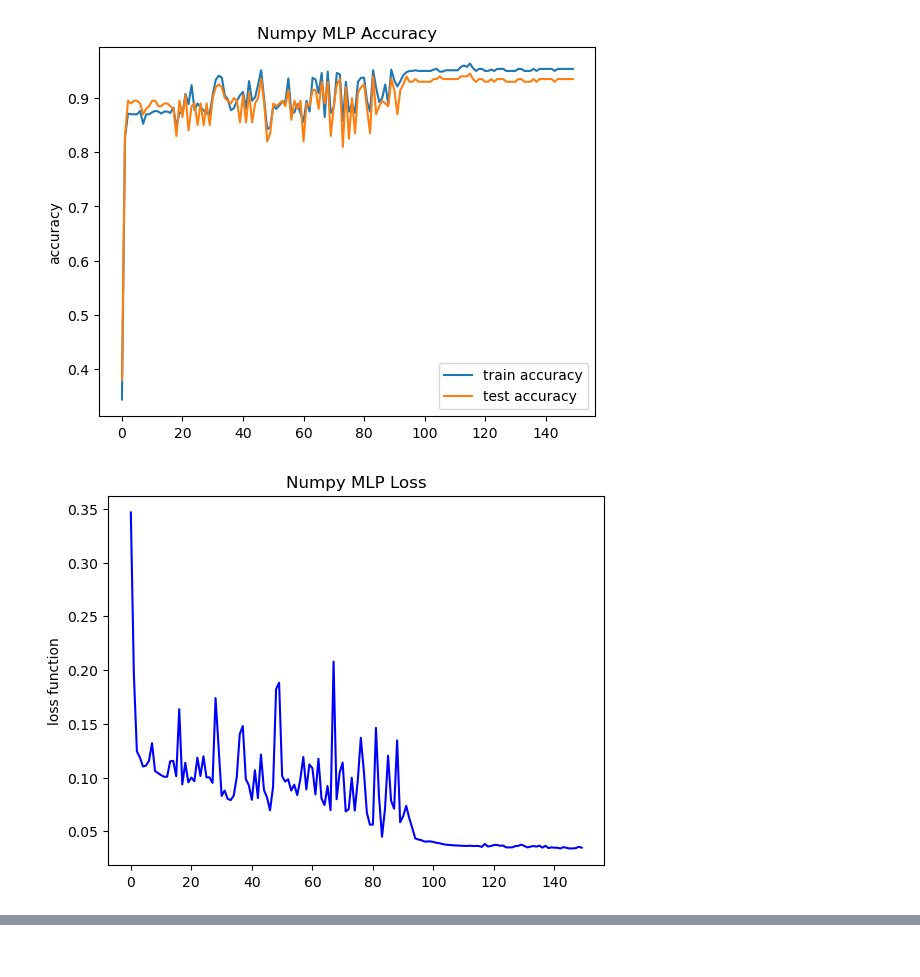
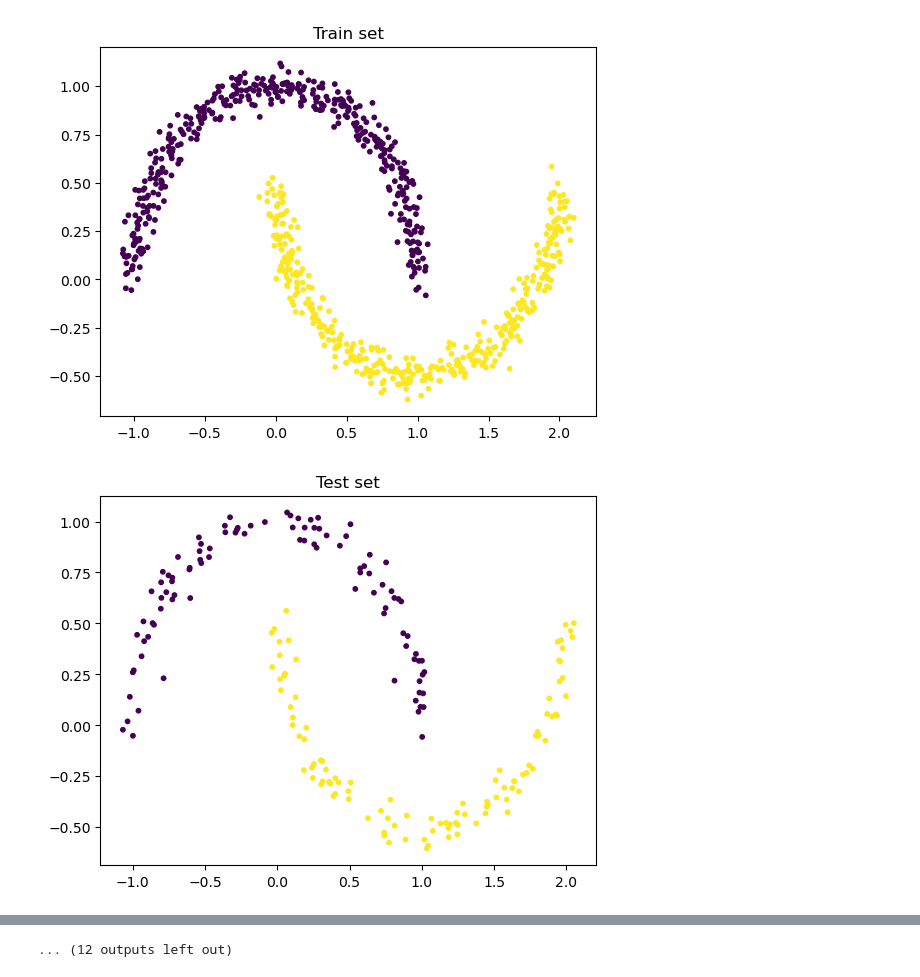
Before and after one commit to montpelllier/CS324_DeepLearning, a Jupyter notebook: ass2/Part 1/comparison.ipynb, the cells around one changed output, grey strips where cells are left out. Saved outputs shown, nothing was run; the diff lists cells and outputs as text; code cells hidden in the pictures.

```diff
--- a/ass2/Part 1/comparison.ipynb
+++ b/ass2/Part 1/comparison.ipynb
@@ -56,7 +56,7 @@ class LinearNumpy(object):
         self.grads['weight'] and self.grads['bias'].
         """
         self.grads['weight'] = np.dot(self.x.transpose(), dout)
-        self.grads['bias'] = np.mean(dout, axis=0)
+        self.grads['bias'] = np.sum(dout, axis=0)
         dx = np.dot(dout, self.params['weight'].transpose())
         return dx
 
@@ -101,8 +101,6 @@ class ReLUNumpy(object):
 
 
 class SoftMaxNumpy(object):
-    def __init__(self):
-        self.x = None
 
     def forward(self, x, flag=True):
         """
@@ -118,8 +116,6 @@ class SoftMaxNumpy(object):
             x[i] -= max(x[i])
             x[i] = np.exp(x[i])
             x[i] /= sum(x[i])
-        if flag:
-            self.x = x
         out = x
         return out
 
@@ -147,7 +143,7 @@ class CrossEntropyNumpy(object):
         Returns:
             out: cross entropy loss
         """
-        x += 1e-7
+        x += 1e-8
         out = -np.mean(y * np.log(x))
         return out
 
@@ -161,7 +157,10 @@ class CrossEntropyNumpy(object):
             dx: gradient of the loss with respect to the input_data x.
         """
         # softmax+交叉熵的求导
+        x += 1e-8
         dx = x - y
+        # 除去batch size，使求得的梯度为均值
+        dx /= len(x)
         return dx
 
     __call__ = forward
@@ -222,7 +221,9 @@ class MLP(object):
 from sklearn.model_selection import train_test_split
 
 import matplotlib.pyplot as plt
-from sklearn.datasets import make_moons
+from sklearn.datasets import *
+import pytorch_train_mlp
+import torch
 
 
 # Default constants
@@ -253,22 +254,22 @@ def accuracy(predictions, labels):
         accuracy: scalar float, the accuracy of predictions.
     """
     correct = 0
-    # print(predictions)
     for i, pred in enumerate(predictions):
         if np.argmax(pred) == np.argmax(labels[i]):
             correct += 1
     return correct / len(predictions)
 
 
-def train(epoch, hidden_list, freq, lr, sgd, train_set, test_set):
+def train(epoch, in_size, hidden_list, out_size, freq, lr, sgd, train_set, test_set):
     """
     Performs training and evaluation of MLP model.
     NOTE: You should the model on the whole test set each eval_freq iterations.
     """
     train_x, train_y = train_set
     test_x, test_y = test_set
+    train_y, test_y = oneHot(train_y), oneHot(test_y)
     train_acc_list, test_acc_list, loss_list = [], [], []
-    module = MLP(2, hidden_list, 2)
+    module = MLP(in_size, hidden_list, out_size)
 
     # start training
     for t in range(epoch):
@@ -292,8 +293,6 @@ def train(epoch, hidden_list, freq, lr, sgd, train_set, test_set):
             train_acc_list.append(train_acc)
             test_acc_list.append(test_acc)
             loss_list.append(loss)
-            # li2.append(loss2)
-            # print(loss2)
 
         for layer in module.layers:
             if isinstance(layer, LinearNumpy):
@@ -312,6 +311,29 @@ def train(epoch, hidden_list, freq, lr, sgd, train_set, test_set):
     plt.show()
 
 
+def compare2model(feature, label, dim_hidden, max_step, freq, lr, sgd):
+    n_in, n_out = len(feature[0]), max(label) + 1
+    # split data
+    X_train, X_test, y_train, y_test = train_test_split(feature, label, test_size=0.2, random_state=0)
+    # draw
+    plt.figure()
+    plt.scatter(X_train[:, 0], X_train[:, 1], s=10, c=y_train)
+    plt.title("Train set")
+
+    plt.figure()
+    plt.scatter(X_test[:, 0], X_test[:, 1], s=10, c=y_test)
+    plt.title("Test set")
+    plt.show()
+    # train with numpy
+
+    train(max_step, n_in, dim_hidden, n_out, freq, lr, sgd, (X_train, y_train), (X_test, y_test))
+
+    from torch import tensor, nn
+    train_set = (torch.tensor(X_train).float(), torch.tensor(y_train))
+    test_set = (torch.tensor(X_test).float(), torch.tensor(y_test))
+    pytorch_train_mlp.train(max_step, n_in, dim_hidden, n_out, freq, lr, sgd, train_set, test_set)
+
+
 def main():
     """
     Main function
@@ -325,26 +347,13 @@ def main():
     # generate dataset
     size = 1000
     X, y = make_moons(n_samples=size, noise=0.05)
-    # split into train set and test set
-    bound = int(0.8 * size)
-    train_data, test_data = X[:bound], X[bound:]
-    train_label, test_label = oneHot(y[:bound]), oneHot(y[bound:])
-    train_data, test_data = np.array(train_data), np.array(test_data)
-    # draw
-    # plt.scatter(data[:, 0], data[:, 1], s=10, c=label)
-    # plt.show()
-    # train
-    train(max_step, dim_hidden, freq, lr, sgd, (train_data, train_label), (test_data, test_label))
+    compare2model(feature=X, label=y, dim_hidden=dim_hidden, freq=freq, lr=1e-1, max_step=max_step, sgd=sgd)
 
-    import pytorch_train_mlp
-    import torch
-    from torch import tensor, nn
-    X, y = torch.tensor(X).float(), torch.tensor(y)
-    # split into train set and test set
-    X_train, X_test, y_train, y_test = train_test_split(X, y, test_size=0.2, random_state=0)
-    y_train = nn.functional.one_hot(y_train, num_classes=2).float()
-    y_test = nn.functional.one_hot(y_test, num_classes=2).float()
-    pytorch_train_mlp.train(max_step, dim_hidden, freq, lr, sgd, (X_train, y_train), (X_test, y_test))
+    X, y = make_circles(n_samples=size, noise=0.04, factor=0.7)
+    compare2model(feature=X, label=y, dim_hidden=dim_hidden, freq=freq, lr=3e-1, max_step=max_step, sgd=sgd)
+
+    X, y = make_blobs(n_samples=size, n_features=16, centers=6)
+    compare2model(feature=X, label=y, dim_hidden=dim_hidden, freq=freq, lr=5e-3, max_step=max_step, sgd=sgd)
 
 
 if __name__ == '__main__':
@@ -370,2 +362,2 @@ In round 1490, the loss is 0.03478254709558639, the accuracy is 0.935.
-[figure, old version]
+[figure, new version]
-[figure, old version]
+[figure, new version]
@@ -390,0 +422 @@ In round 1490, the loss is 0.4584478437900543, the test accuracy is 0.875000, an
+... (12 outputs left out)
```
Also changed, not shown: parts of 1 cell of this notebook, 3 other files.
